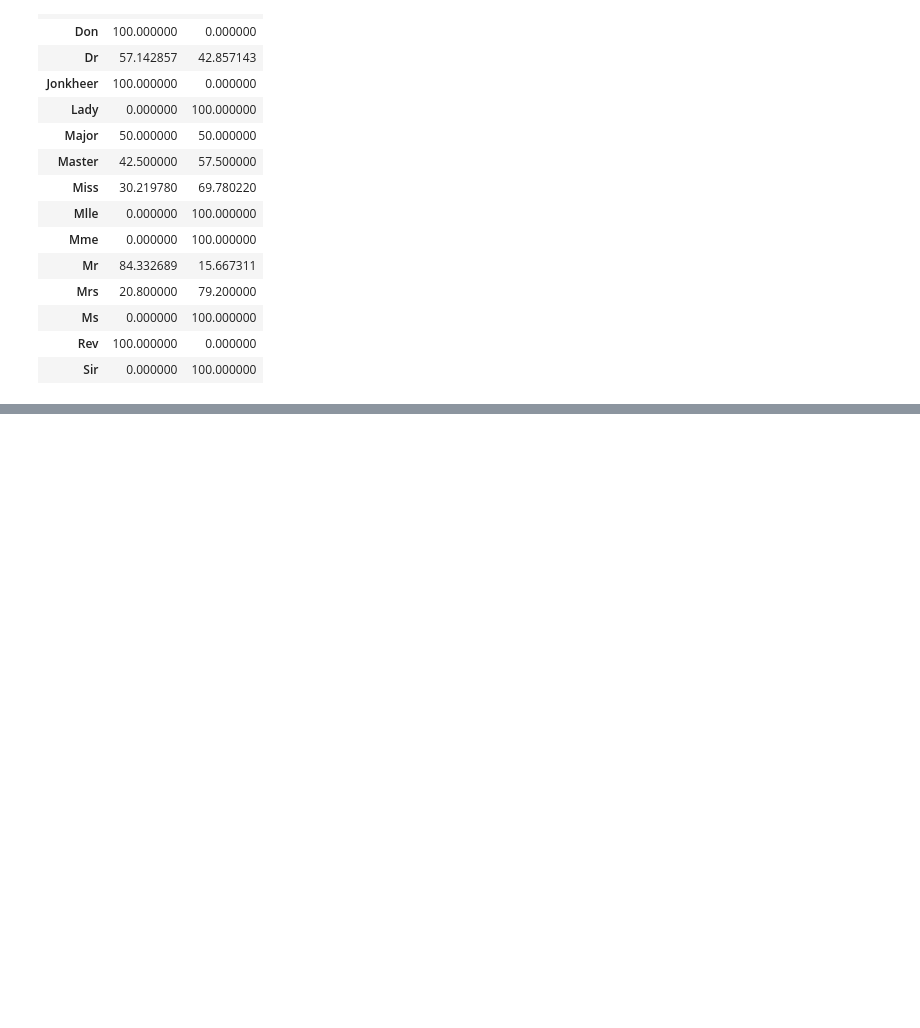
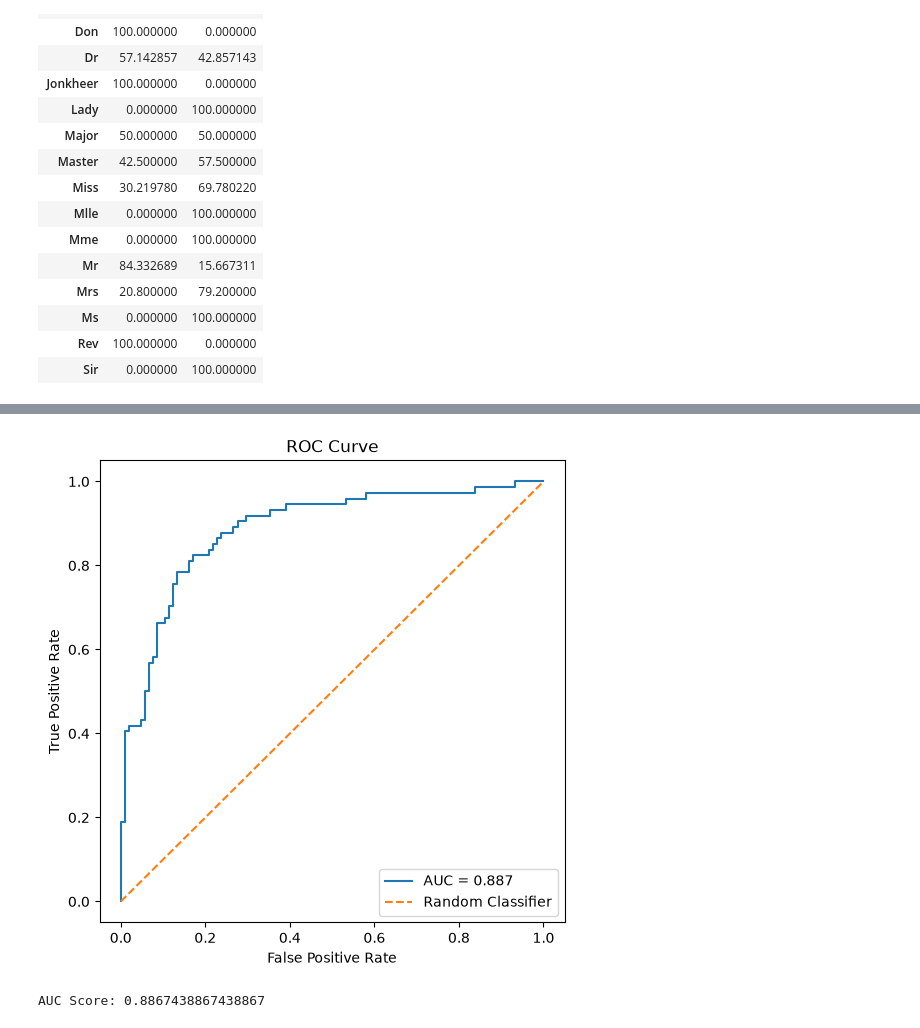
Before and after one commit to tharunika-19/Machine_Learning, a Jupyter notebook: Titanic Survival Intelligence/ Titanic_ML.ipynb, the cells around one changed output, grey strips where cells are left out. Drawn from its saved outputs; the diff is of its cells as text; code cells hidden in the pictures; blank space fills up the shorter version.

Commit message:
done with logistic regression

```diff
--- a/Titanic Survival Intelligence/ Titanic_ML.ipynb
+++ b/Titanic Survival Intelligence/ Titanic_ML.ipynb
@@ -577,0 +970,3 @@ pd.crosstab(title, df["Survived"], normalize="index") * 100
+# %%
+X = df_processed.drop("Survived", axis=1)
+y = df_processed["Survived"]
@@ -577,0 +1014,16 @@ pd.crosstab(title, df["Survived"], normalize="index") * 100
+# %%
+from sklearn.linear_model import LogisticRegression
+model = LogisticRegression(random_state=42)
+
+model.fit(X_train, y_train)
+y_pred = model.predict(X_test)
+
+print("Predicted Values:")
+print(y_pred[:10])
+
+comparison = pd.DataFrame({
+    "Actual": y_test.values,
+    "Predicted": y_pred
+})
+
+comparison.head(10)
@@ -577,0 +1121,29 @@ pd.crosstab(title, df["Survived"], normalize="index") * 100
+# %%
+from sklearn.metrics import roc_curve, roc_auc_score
+import matplotlib.pyplot as plt
+
+# Probability of the positive class
+y_prob = model.predict_proba(X_test)[:, 1]
+
+# Calculate ROC values
+fpr, tpr, thresholds = roc_curve(y_test, y_prob)
+
+# Calculate AUC
+auc = roc_auc_score(y_test, y_prob)
+
+# Plot
+plt.figure(figsize=(6,6))
+plt.plot(fpr, tpr, label=f"AUC = {auc:.3f}")
+plt.plot([0,1], [0,1], linestyle="--", label="Random Classifier")
+
+plt.xlabel("False Positive Rate")
+plt.ylabel("True Positive Rate")
+plt.title("ROC Curve")
+plt.legend()
+
+plt.show()
+
+print("AUC Score:", auc)
+# %% [output]
+[figure, added]
+AUC Score: 0.8867438867438867
```
Also changed, not shown: parts of 55 cells of this notebook.
